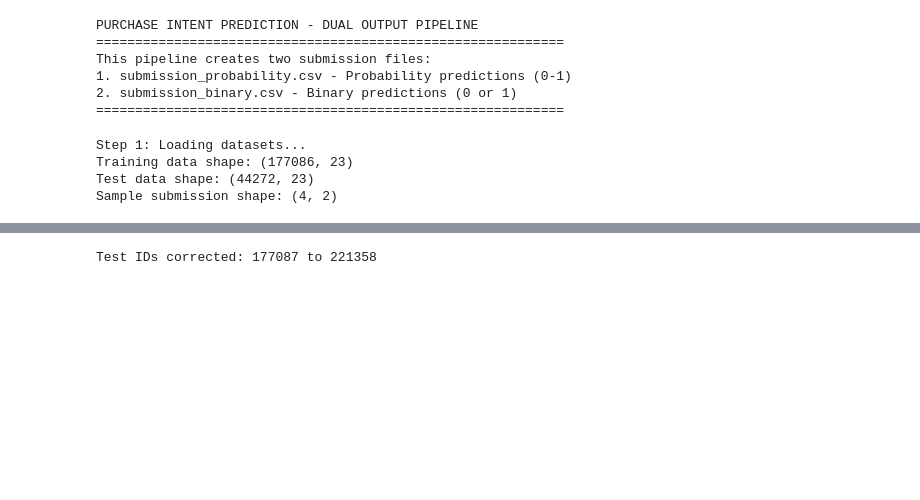
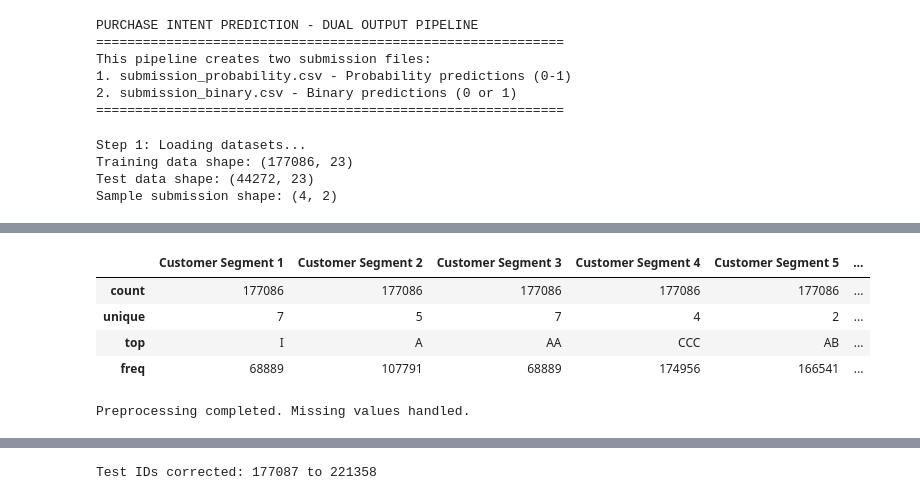
Before and after one commit to lorrainefadzaic-tech/Purchase-Intent-Prediction, a Jupyter notebook: purchase_intent-prediction.ipynb, the cells around one changed output, grey strips where cells are left out. Drawn from its saved outputs; the diff is of its cells as text; code cells hidden in the pictures; blank space fills up the shorter version.

Commit message:
Add step 1 in data preprocessing
The step involves initial data exploration and preprocessing by initially improving data quality by filling missing or null information.

```diff
--- a/purchase_intent-prediction.ipynb
+++ b/purchase_intent-prediction.ipynb
@@ -45,0 +116,34 @@ Sample submission shape: (4, 2)
+# %%
+train_df.describe(include=['O'])
+# %% [output]
+|  | Customer Segment 1 | Customer Segment 2 | Customer Segment 3 | Customer Segment 4 | Customer Segment 5 | ... |
+| count | 177086 | 177086 | 177086 | 177086 | 177086 | ... |
+| unique | 7 | 5 | 7 | 4 | 2 | ... |
+| top | I | A | AA | CCC | AB | ... |
+| freq | 68889 | 107791 | 68889 | 174956 | 166541 | ... |
+# %%
+# Preprocessing: handle missing values and basic cleaning
+
+# For train_df
+train_df_clean = train_df.copy()
+# Fill missing Estimated Win Rate with median
+train_df_clean['Estimated Win Rate'] = train_df_clean['Estimated Win Rate'].fillna(train_df_clean['Estimated Win Rate'].median())
+# Fill missing Price with median
+train_df_clean['Price'] = train_df_clean['Price'].fillna(train_df_clean['Price'].median())
+# Fill missing Unit Number with 0
+train_df_clean['Unit Number'] = train_df_clean['Unit Number'].fillna(0)
+# Fill missing categorical columns with 'missing'
+for col in train_df_clean.select_dtypes(include=['object']).columns:
+    train_df_clean[col] = train_df_clean[col].fillna('missing')
+
+# For test_df
+test_df_clean = test_df.copy()
+test_df_clean['Estimated Win Rate'] = test_df_clean['Estimated Win Rate'].fillna(test_df_clean['Estimated Win Rate'].median())
+test_df_clean['Price'] = test_df_clean['Price'].fillna(test_df_clean['Price'].median())
+test_df_clean['Unit Number'] = test_df_clean['Unit Number'].fillna(0)
+for col in test_df_clean.select_dtypes(include=['object']).columns:
+    test_df_clean[col] = test_df_clean[col].fillna('missing')
+
+print("Preprocessing completed. Missing values handled.")
+# %% [output]
+Preprocessing completed. Missing values handled.
```
Also changed, not shown: parts of 5 cells of this notebook, 1 other file.
